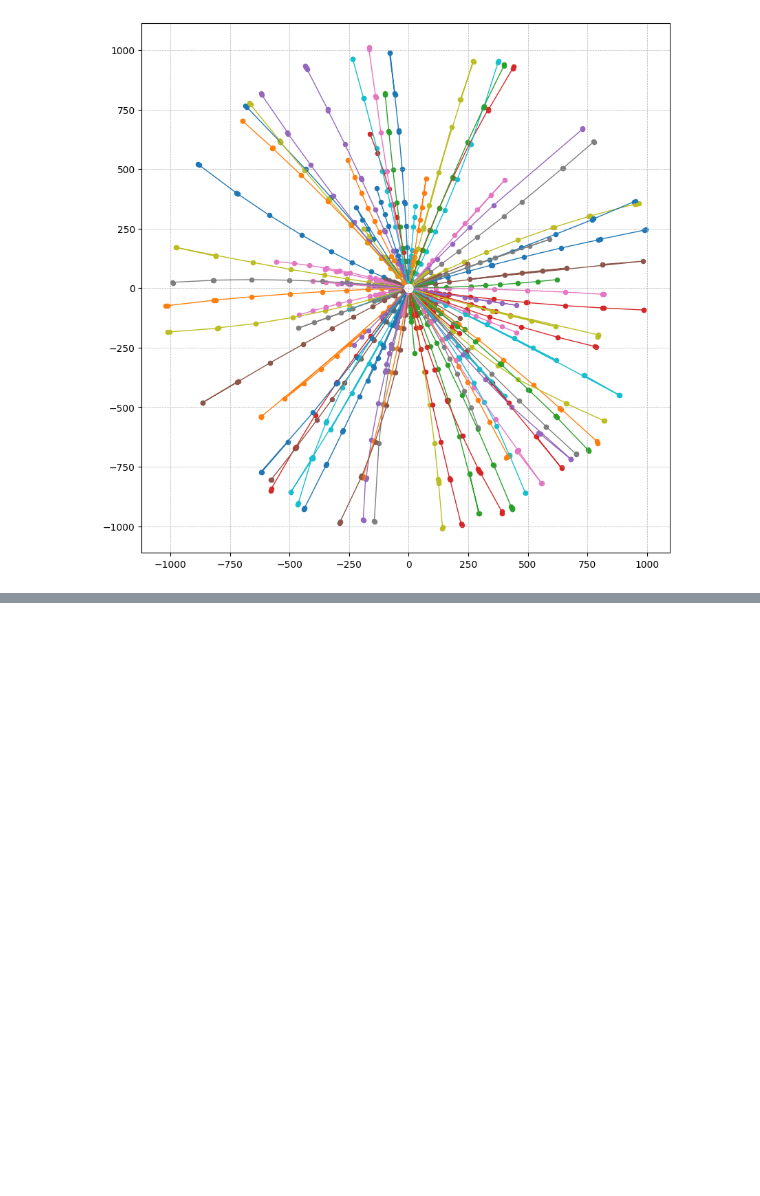
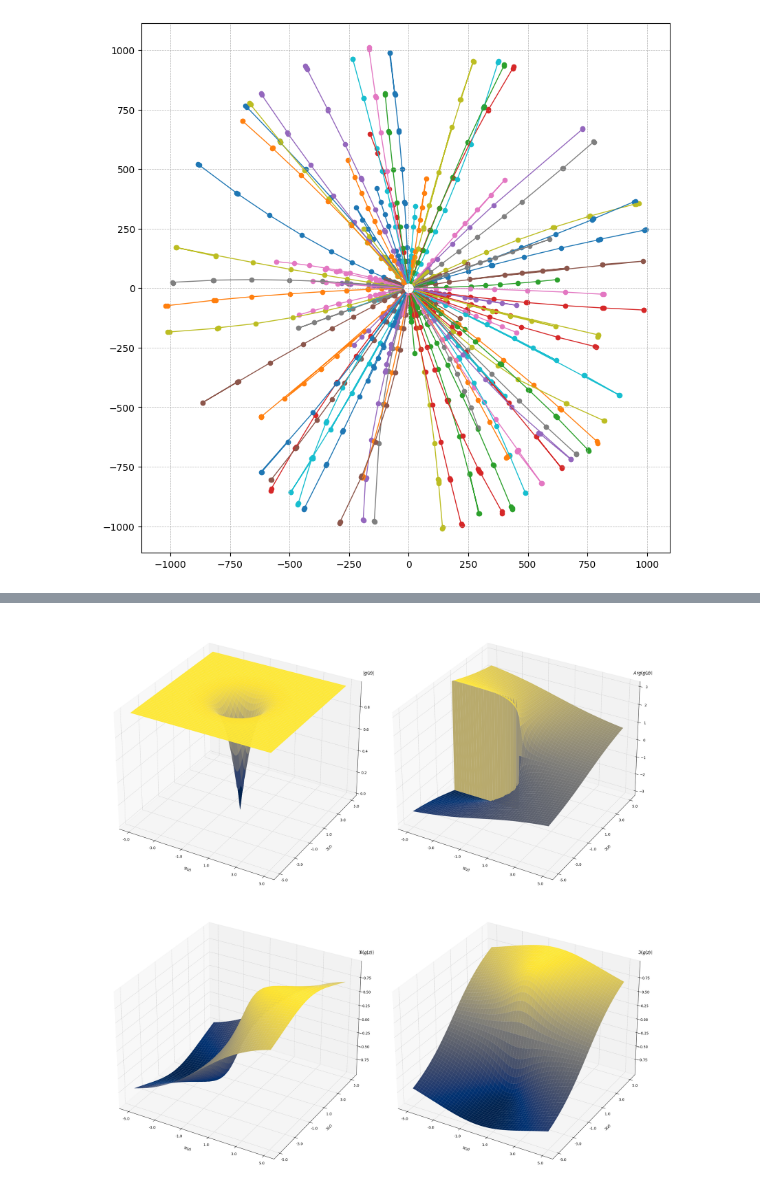
Before and after one commit to P4ndaM1x/engineering-dissertation, a Jupyter notebook: visualizations.ipynb, the cells around one changed output, grey strips where cells are left out. Cells and saved outputs as stored; diff of their text form; code cells hidden in the pictures; blank space fills up the shorter version.

```diff
--- a/visualizations.ipynb
+++ b/visualizations.ipynb
@@ -39,0 +159,7 @@ plt.show()
+# %%
+amp = tf.keras.activations.tanh(tf.math.abs(X + 1j*Y))
+pha = tf.math.angle(X + 1j*Y)
+Z = tf.cast(tf.complex(amp * tf.math.cos(pha), amp * tf.math.sin(pha)), dtype=np.complex128)
+plot_complex_function(Z)
+# %% [output]
+[figure, added]
```
Also changed, not shown: parts of 10 cells of this notebook.
